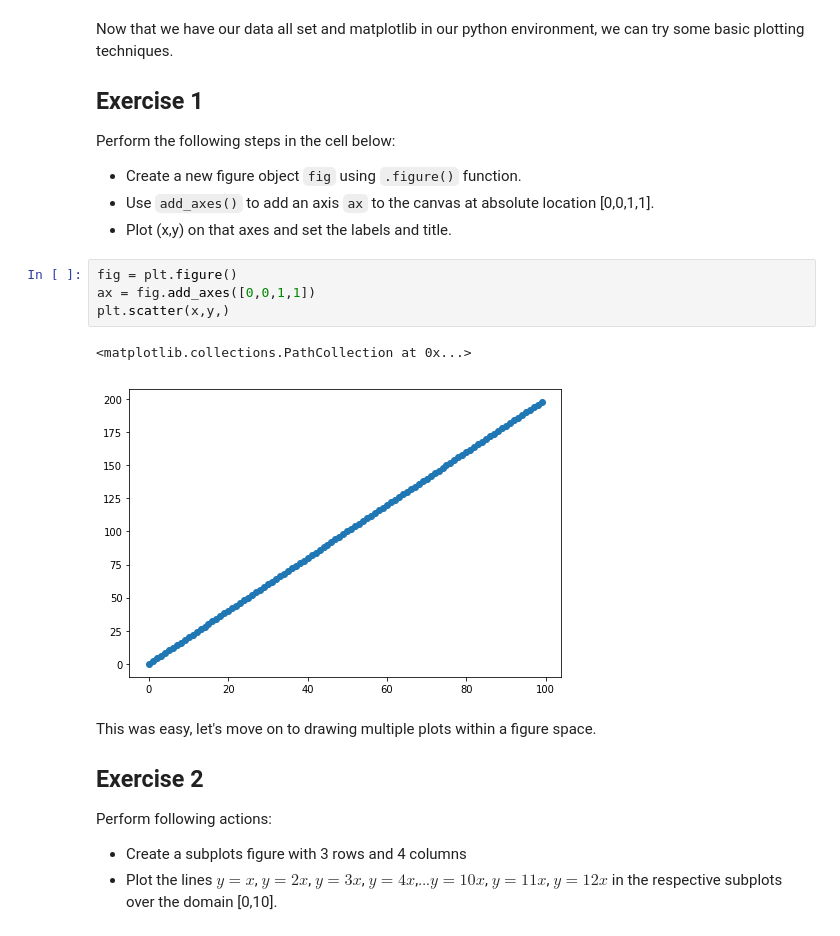
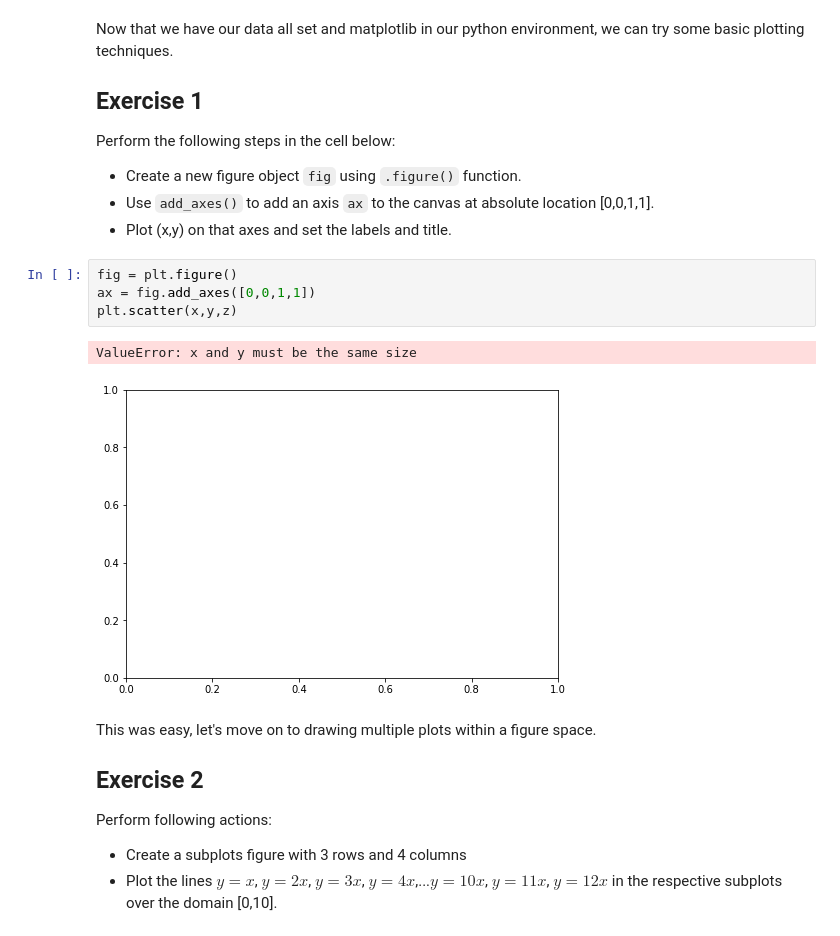
Before and after one commit to TimMango/dsc-more-practice-with-matplotlib-lab-dc-ds-career-042219, a Jupyter notebook: index.ipynb, the cells around one changed output. Drawn from its saved outputs; the diff is of its cells as text.

```diff
--- a/index.ipynb
+++ b/index.ipynb
@@ -63,10 +63,10 @@ Perform the following steps in the cell below:
 # %%
 fig = plt.figure()
 ax = fig.add_axes([0,0,1,1])
-plt.scatter(x,y,)
+plt.scatter(x,y,z)
 # %% [output]
-<matplotlib.collections.PathCollection at 0x...>
+ValueError: x and y must be the same size
-[figure, old version]
+[figure, new version]
 # %% [markdown]
 This was easy, let's move on to drawing multiple plots within a figure space.
 
```
